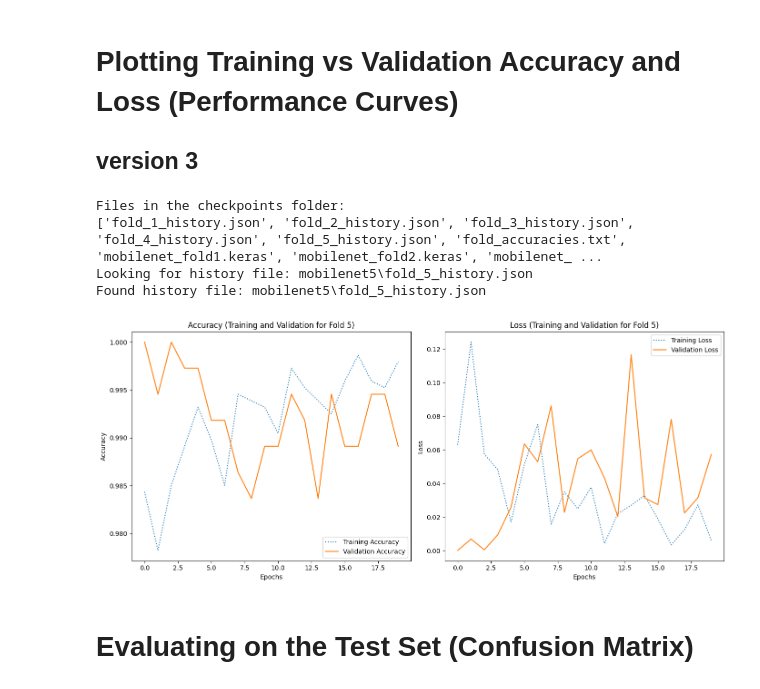
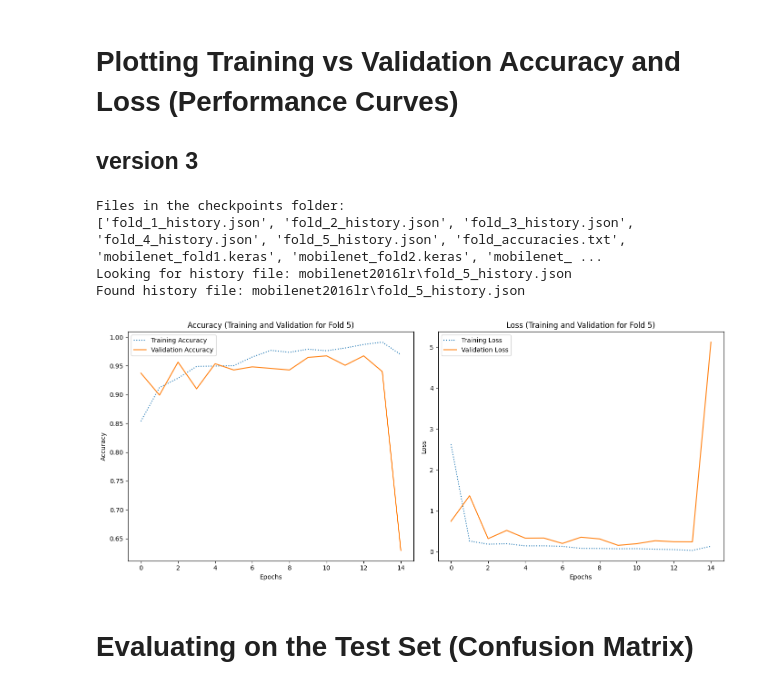
Before and after one commit to mohamed-zakariya/Invasive_Species, a Jupyter notebook: InvasiveSpeciesLocal2.ipynb, the cells around one changed output. Cells and saved outputs as stored; diff of their text form; code cells hidden in the pictures.

```diff
--- a/InvasiveSpeciesLocal2.ipynb
+++ b/InvasiveSpeciesLocal2.ipynb
@@ -656,7 +652,7 @@ import json
 from tensorflow.keras.models import load_model
 
 # Folder where checkpoints are stored
-checkpoints_folder = 'mobilenet5'
+checkpoints_folder = 'mobilenet2016lr'
 
 # List all checkpoint files (model files)
 checkpoint_files = [f for f in os.listdir(checkpoints_folder) if f.endswith('.keras')]
@@ -761,7 +757,7 @@ import matplotlib.pyplot as plt
 import json
 
 # Folder where checkpoints are stored
-checkpoints_folder = 'mobilenet5'
+checkpoints_folder = 'mobilenet2016lr'
 
 # List all checkpoint files (model files)
 checkpoint_files = [f for f in os.listdir(checkpoints_folder) if f.endswith('.keras')]
@@ -852,7 +848,7 @@ import matplotlib.pyplot as plt
 import json
 
 # Folder where checkpoints and history files are stored
-checkpoints_folder = 'mobilenet5'
+checkpoints_folder = 'mobilenet2016lr'
 
 # Specify the fold number to plot
 selected_fold = '5'  # Change this to the desired fold number (e.g., '2', '3', etc.)
@@ -899,36 +895,36 @@ for checkpoint_file in checkpoint_files:
 # Check if metrics for the selected fold were loaded
 if fold_metrics is None:
     print(f"No data found for fold {selected_fold}")
 else:
     # Plot Accuracy and Loss for the selected fold
     plt.figure(figsize=(14, 6))
 
     # Accuracy
     plt.subplot(1, 2, 1)
     plt.plot(fold_metrics['train_accuracy'], label='Training Accuracy', linestyle='dotted')
     plt.plot(fold_metrics['val_accuracy'], label='Validation Accuracy', linestyle='solid')
     plt.title(f'Accuracy (Training and Validation for Fold {selected_fold})')
     plt.xlabel('Epochs')
     plt.ylabel('Accuracy')
     plt.legend()
 
     # Loss
     plt.subplot(1, 2, 2)
     plt.plot(fold_metrics['train_loss'], label='Training Loss', linestyle='dotted')
     plt.plot(fold_metrics['val_loss'], label='Validation Loss', linestyle='solid')
     plt.title(f'Loss (Training and Validation for Fold {selected_fold})')
     plt.xlabel('Epochs')
     plt.ylabel('Loss')
     plt.legend()
 
     plt.tight_layout()
     plt.show()
 # %% [output]
 Files in the checkpoints folder:
 ['fold_1_history.json', 'fold_2_history.json', 'fold_3_history.json', 'fold_4_history.json', 'fold_5_history.json', 'fold_accuracies.txt', 'mobilenet_fold1.keras', 'mobilenet_fold2.keras', 'mobilenet_ ...
-Looking for history file: mobilenet5\fold_5_history.json
-Found history file: mobilenet5\fold_5_history.json
+Looking for history file: mobilenet2016lr\fold_5_history.json
+Found history file: mobilenet2016lr\fold_5_history.json
-[figure, old version]
+[figure, new version]
 # %% [markdown]
 # Evaluating on the Test Set (Confusion Matrix)
 # %%
```
Also changed, not shown: parts of 34 cells of this notebook, 6 other files.
